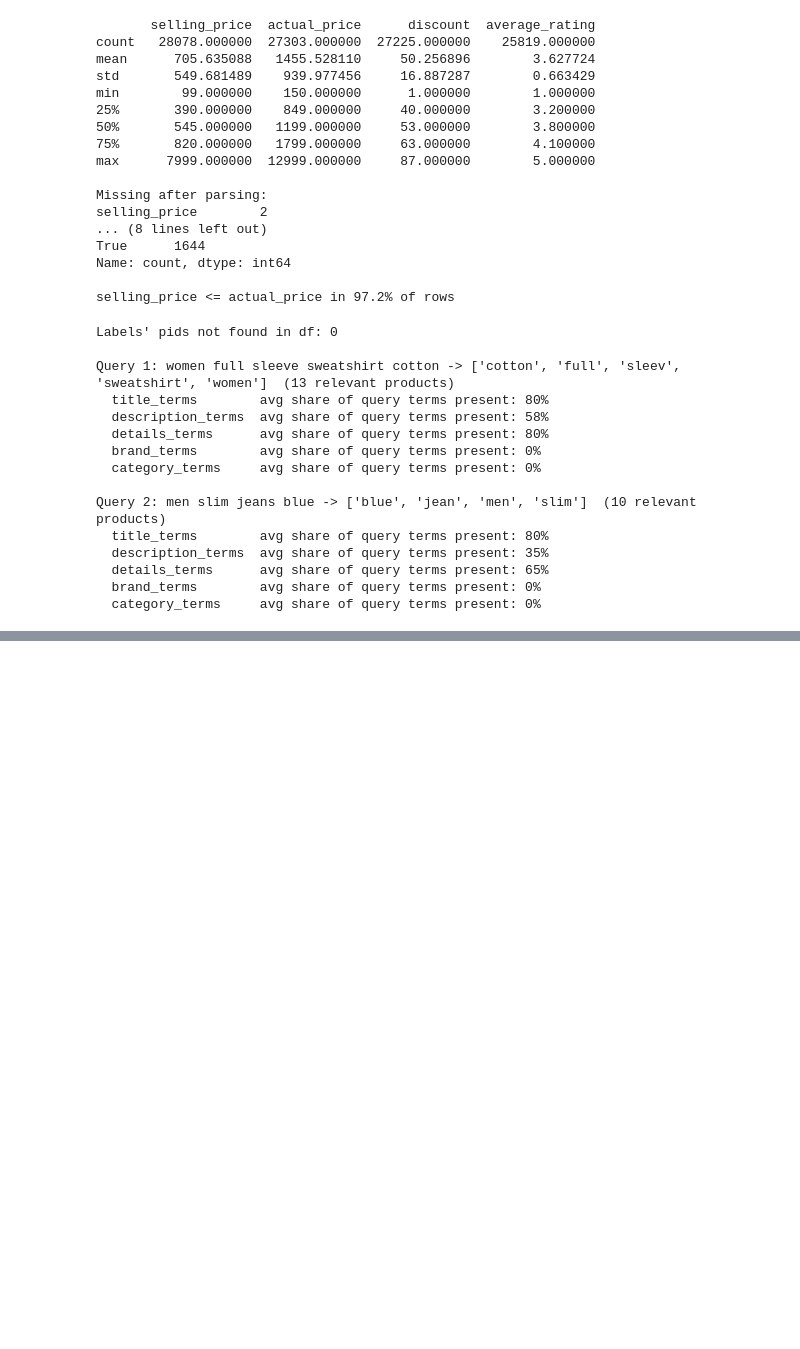
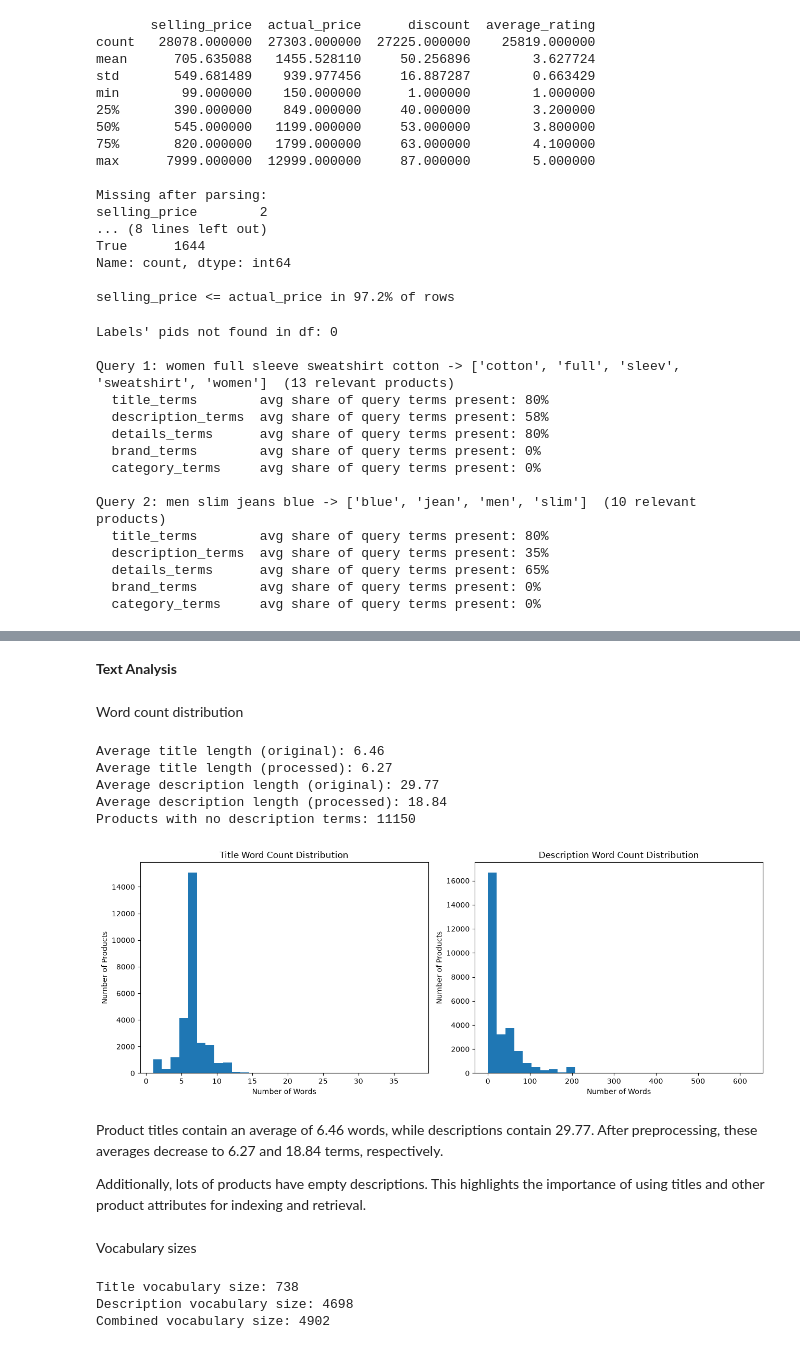
Before and after one commit to martinafrisach/IRWA-2026-Final-Project, a Jupyter notebook: project_progress/part_1/part1.ipynb, the cells around one changed output, grey strips where cells are left out. Cells and saved outputs as stored; diff of their text form; code cells hidden in the pictures; blank space fills up the shorter version.

```diff
--- a/project_progress/part_1/part1.ipynb
+++ b/project_progress/part_1/part1.ipynb
@@ -413,0 +469,66 @@ Some brand names also appear to be truncated or incomplete. These data quality i
+# %% [markdown]
+**Text Analysis**
+# %% [markdown]
+Word count distribution
+# %%
+title_word_counts = df["title"].fillna("").str.split().str.len() #we replace the nulls by empty strings, split the strings into words and count the number of words in each title
+description_word_counts = df["description"].fillna("").str.split().str.len() #we replace the nulls by empty strings, split the strings into words and count the number of words in each description
+
+title_term_counts = df["title_terms"].apply(len) #we count the number of terms in each title after preprocessing
+description_term_counts = df["description_terms"].apply(len) #we count the number of terms in each description after preprocessing
+
+print("Average title length (original):", round(title_word_counts.mean(), 2))
+print("Average title length (processed):", round(title_term_counts.mean(), 2))
+
+print("Average description length (original):", round(description_word_counts.mean(), 2))
+print("Average description length (processed):", round(description_term_counts.mean(), 2))
+
+print("Products with no description terms:", (description_term_counts == 0).sum()) #number of products with no description terms after preprocessing
+
+#visualization
+fig, axes = plt.subplots(1, 2, figsize=(13, 5))
+
+axes[0].hist(title_word_counts, bins=30)
+axes[0].set_title("Title Word Count Distribution")
+axes[0].set_xlabel("Number of Words")
+axes[0].set_ylabel("Number of Products")
+
+axes[1].hist(description_word_counts, bins=30)
+axes[1].set_title("Description Word Count Distribution")
+axes[1].set_xlabel("Number of Words")
+axes[1].set_ylabel("Number of Products")
+
+plt.tight_layout()
+plt.show()
+# %% [output]
+Average title length (original): 6.46
+Average title length (processed): 6.27
+Average description length (original): 29.77
+Average description length (processed): 18.84
+Products with no description terms: 11150
+[figure, added]
+# %% [markdown]
+Product titles contain an average of 6.46 words, while descriptions contain 29.77. After preprocessing, these averages decrease to 6.27 and 18.84 terms, respectively.
+
+Additionally, lots of products have empty descriptions. This highlights the importance of using titles and other product attributes for indexing and retrieval.
+# %% [markdown]
+Vocabulary sizes
+# %%
+title_vocabulary = set() #dictionary for the vocabulary of the titles
+description_vocabulary = set() #dictionary for the vocabulary of the descriptions
+
+for terms in df["title_terms"]: #we iterate over all the terms in the title_terms column of the dataframe and we add them to the title_vocabulary set
+    title_vocabulary.update(terms)
+
+for terms in df["description_terms"]: #we iterate over all the terms in the description_terms column of the dataframe and we add them to the description_vocabulary set
+    description_vocabulary.update(terms)
+
+combined_vocabulary = title_vocabulary.union(description_vocabulary) #we combine the two vocabularies into one
+
+print("Title vocabulary size:", len(title_vocabulary))
+print("Description vocabulary size:", len(description_vocabulary))
+print("Combined vocabulary size:", len(combined_vocabulary))
+# %% [output]
+Title vocabulary size: 738
+Description vocabulary size: 4698
+Combined vocabulary size: 4902
```
Also changed, not shown: parts of 55 cells of this notebook.
